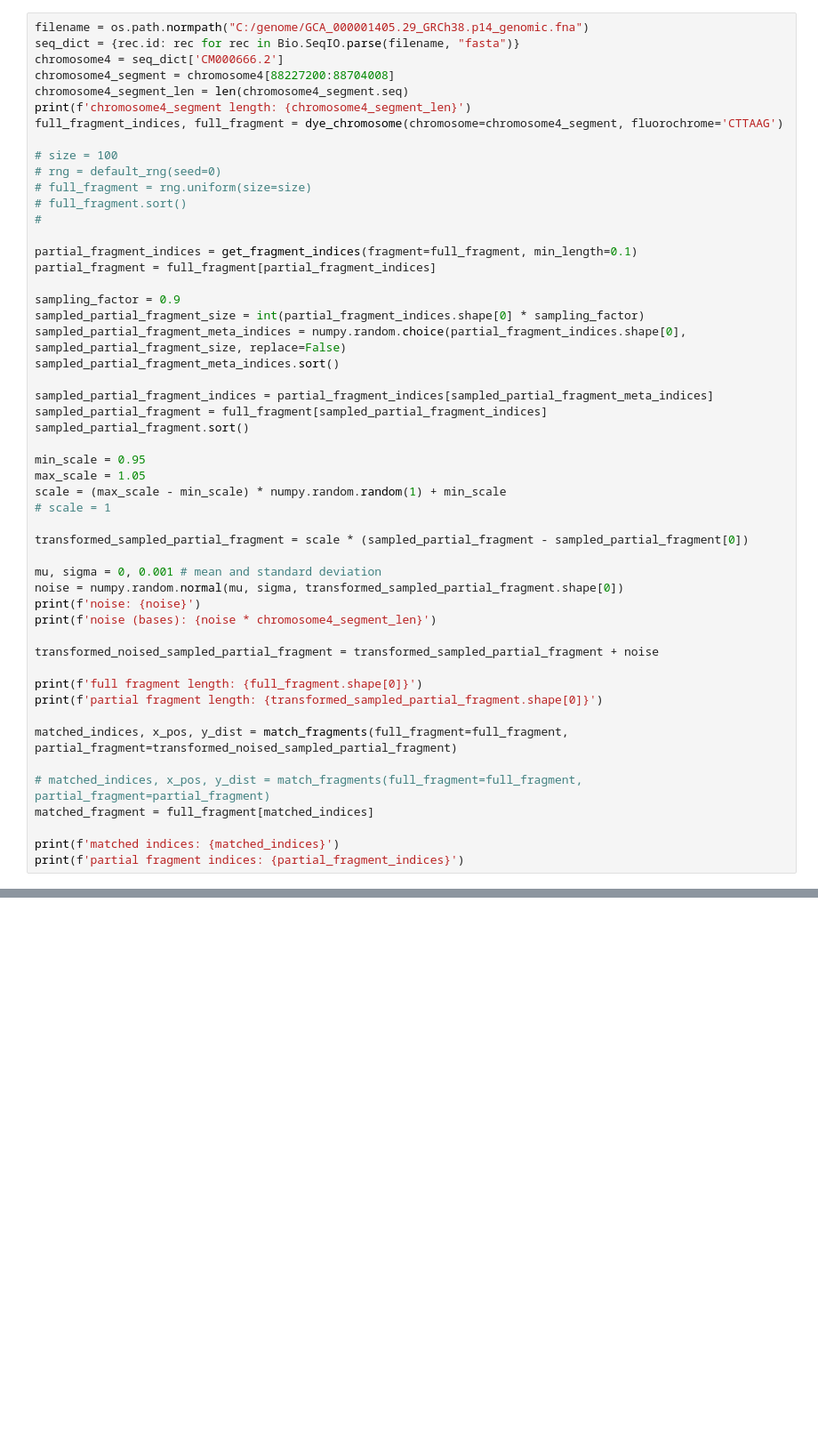
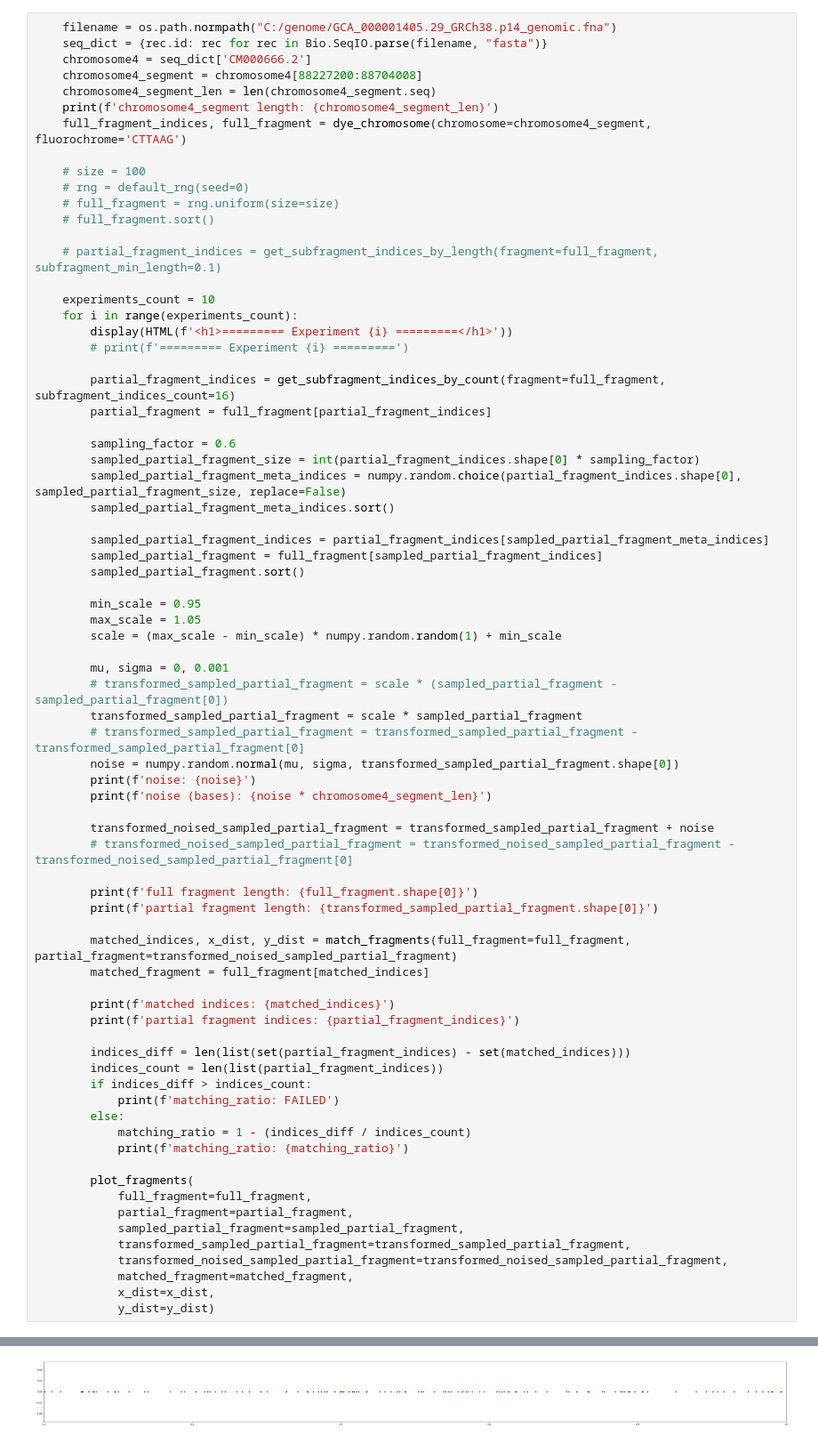
Before and after one commit to royvelich/dna-sequence-matching, a Jupyter notebook: main.ipynb, the cells around one changed output, grey strips where cells are left out. Shown at 89% size. Cells and saved outputs as stored; diff of their text form; blank space fills up the shorter version.

```diff
--- a/main.ipynb
+++ b/main.ipynb
@@ -66,53 +123,76 @@ def dye_chromosome(chromosome: Bio.SeqRecord.SeqRecord, fluorochrome: str):
 # %%
-filename = os.path.normpath("C:/genome/GCA_000001405.29_GRCh38.p14_genomic.fna")
-seq_dict = {rec.id: rec for rec in Bio.SeqIO.parse(filename, "fasta")}
-chromosome4 = seq_dict['CM000666.2']
-chromosome4_segment = chromosome4[88227200:88704008]
-chromosome4_segment_len = len(chromosome4_segment.seq)
-print(f'chromosome4_segment length: {chromosome4_segment_len}')
-full_fragment_indices, full_fragment = dye_chromosome(chromosome=chromosome4_segment, fluorochrome='CTTAAG')
+    filename = os.path.normpath("C:/genome/GCA_000001405.29_GRCh38.p14_genomic.fna")
+    seq_dict = {rec.id: rec for rec in Bio.SeqIO.parse(filename, "fasta")}
+    chromosome4 = seq_dict['CM000666.2']
+    chromosome4_segment = chromosome4[88227200:88704008]
+    chromosome4_segment_len = len(chromosome4_segment.seq)
+    print(f'chromosome4_segment length: {chromosome4_segment_len}')
+    full_fragment_indices, full_fragment = dye_chromosome(chromosome=chromosome4_segment, fluorochrome='CTTAAG')
 
-# size = 100
-# rng = default_rng(seed=0)
-# full_fragment = rng.uniform(size=size)
-# full_fragment.sort()
-#
+    # size = 100
+    # rng = default_rng(seed=0)
+    # full_fragment = rng.uniform(size=size)
+    # full_fragment.sort()
 
-partial_fragment_indices = get_fragment_indices(fragment=full_fragment, min_length=0.1)
-partial_fragment = full_fragment[partial_fragment_indices]
+    # partial_fragment_indices = get_subfragment_indices_by_length(fragment=full_fragment, subfragment_min_length=0.1)
 
-sampling_factor = 0.9
-sampled_partial_fragment_size = int(partial_fragment_indices.shape[0] * sampling_factor)
-sampled_partial_fragment_meta_indices = numpy.random.choice(partial_fragment_indices.shape[0], sampled_partial_fragment_size, replace=False)
-sampled_partial_fragment_meta_indices.sort()
+    experiments_count = 10
+    for i in range(experiments_count):
+        display(HTML(f'<h1>========= Experiment {i} =========</h1>'))
+        # print(f'========= Experiment {i} =========')
 
-sampled_partial_fragment_indices = partial_fragment_indices[sampled_partial_fragment_meta_indices]
-sampled_partial_fragment = full_fragment[sampled_partial_fragment_indices]
-sampled_partial_fragment.sort()
+        partial_fragment_indices = get_subfragment_indices_by_count(fragment=full_fragment, subfragment_indices_count=16)
+        partial_fragment = full_fragment[partial_fragment_indices]
 
-min_scale = 0.95
-max_scale = 1.05
-scale = (max_scale - min_scale) * numpy.random.random(1) + min_scale
-# scale = 1
+        sampling_factor = 0.6
+        sampled_partial_fragment_size = int(partial_fragment_indices.shape[0] * sampling_factor)
+        sampled_partial_fragment_meta_indices = numpy.random.choice(partial_fragment_indices.shape[0], sampled_partial_fragment_size, replace=False)
+        sampled_partial_fragment_meta_indices.sort()
 
-transformed_sampled_partial_fragment = scale * (sampled_partial_fragment - sampled_partial_fragment[0])
+        sampled_partial_fragment_indices = partial_fragment_indices[sampled_partial_fragment_meta_indices]
+        sampled_partial_fragment = full_fragment[sampled_partial_fragment_indices]
+        sampled_partial_fragment.sort()
 
-mu, sigma = 0, 0.001 # mean and standard deviation
-noise = numpy.random.normal(mu, sigma, transformed_sampled_partial_fragment.shape[0])
-print(f'noise: {noise}')
-print(f'noise (bases): {noise * chromosome4_segment_len}')
+        min_scale = 0.95
+        max_scale = 1.05
+        scale = (max_scale - min_scale) * numpy.random.random(1) + min_scale
 
-transformed_noised_sampled_partial_fragment = transformed_sampled_partial_fragment + noise
+        mu, sigma = 0, 0.001
+        # transformed_sampled_partial_fragment = scale * (sampled_partial_fragment - sampled_partial_fragment[0])
+        transformed_sampled_partial_fragment = scale * sampled_partial_fragment
+        # transformed_sampled_partial_fragment = transformed_sampled_partial_fragment - transformed_sampled_partial_fragment[0]
+        noise = numpy.random.normal(mu, sigma, transformed_sampled_partial_fragment.shape[0])
+        print(f'noise: {noise}')
+        print(f'noise (bases): {noise * chromosome4_segment_len}')
 
-print(f'full fragment length: {full_fragment.shape[0]}')
-print(f'partial fragment length: {transformed_sampled_partial_fragment.shape[0]}')
+        transformed_noised_sampled_partial_fragment = transformed_sampled_partial_fragment + noise
+        # transformed_noised_sampled_partial_fragment = transformed_noised_sampled_partial_fragment - transformed_noised_sampled_partial_fragment[0]
 
-matched_indices, x_pos, y_dist = match_fragments(full_fragment=full_fragment, partial_fragment=transformed_noised_sampled_partial_fragment)
+        print(f'full fragment length: {full_fragment.shape[0]}')
+        print(f'partial fragment length: {transformed_sampled_partial_fragment.shape[0]}')
 
-# matched_indices, x_pos, y_dist = match_fragments(full_fragment=full_fragment, partial_fragment=partial_fragment)
-matched_fragment = full_fragment[matched_indices]
+        matched_indices, x_dist, y_dist = match_fragments(full_fragment=full_fragment, partial_fragment=transformed_noised_sampled_partial_fragment)
+        matched_fragment = full_fragment[matched_indices]
 
-print(f'matched indices: {matched_indices}')
-print(f'partial fragment indices: {partial_fragment_indices}')
+        print(f'matched indices: {matched_indices}')
+        print(f'partial fragment indices: {partial_fragment_indices}')
+
+        indices_diff = len(list(set(partial_fragment_indices) - set(matched_indices)))
+        indices_count = len(list(partial_fragment_indices))
+        if indices_diff > indices_count:
+            print(f'matching_ratio: FAILED')
+        else:
+            matching_ratio = 1 - (indices_diff / indices_count)
+            print(f'matching_ratio: {matching_ratio}')
+
+        plot_fragments(
+            full_fragment=full_fragment,
+            partial_fragment=partial_fragment,
+            sampled_partial_fragment=sampled_partial_fragment,
+            transformed_sampled_partial_fragment=transformed_sampled_partial_fragment,
+            transformed_noised_sampled_partial_fragment=transformed_noised_sampled_partial_fragment,
+            matched_fragment=matched_fragment,
+            x_dist=x_dist,
+            y_dist=y_dist)
 # %% [output]
 chromosome4_segment length: 476808
@@ -129,0 +210 @@ partial fragment indices: [66 67 68 69 70 71 72 73 74 75 76 77 78 79 80 81 82 83
+[figure, added]
```
Also changed, not shown: parts of 3 cells of this notebook, 1 other file.
